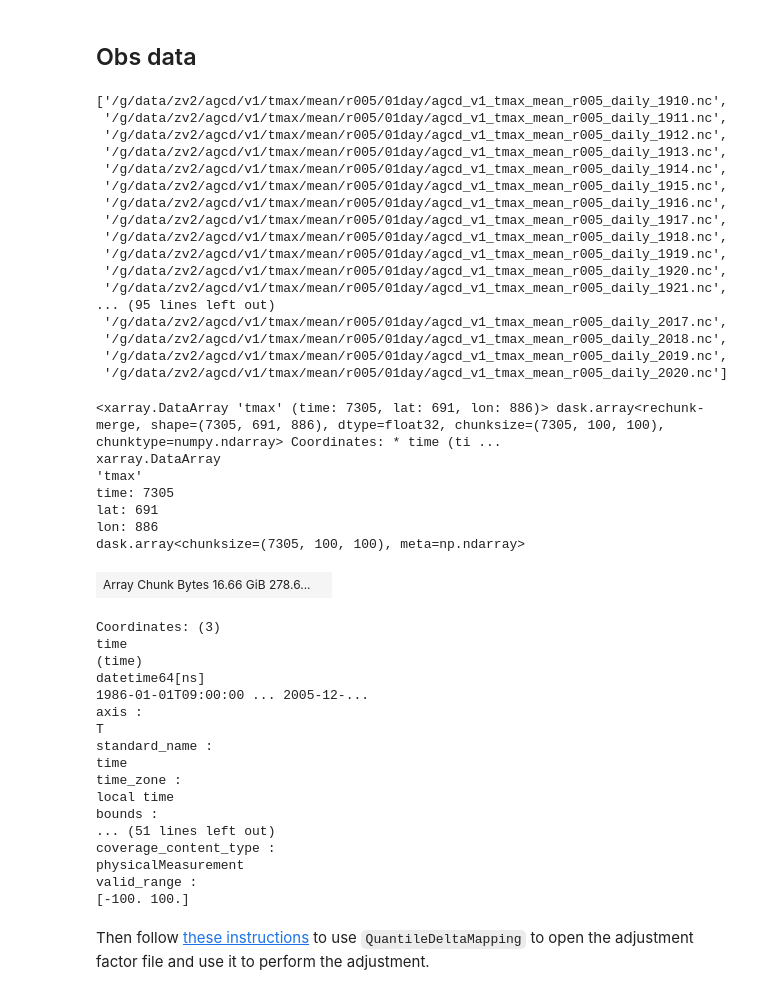
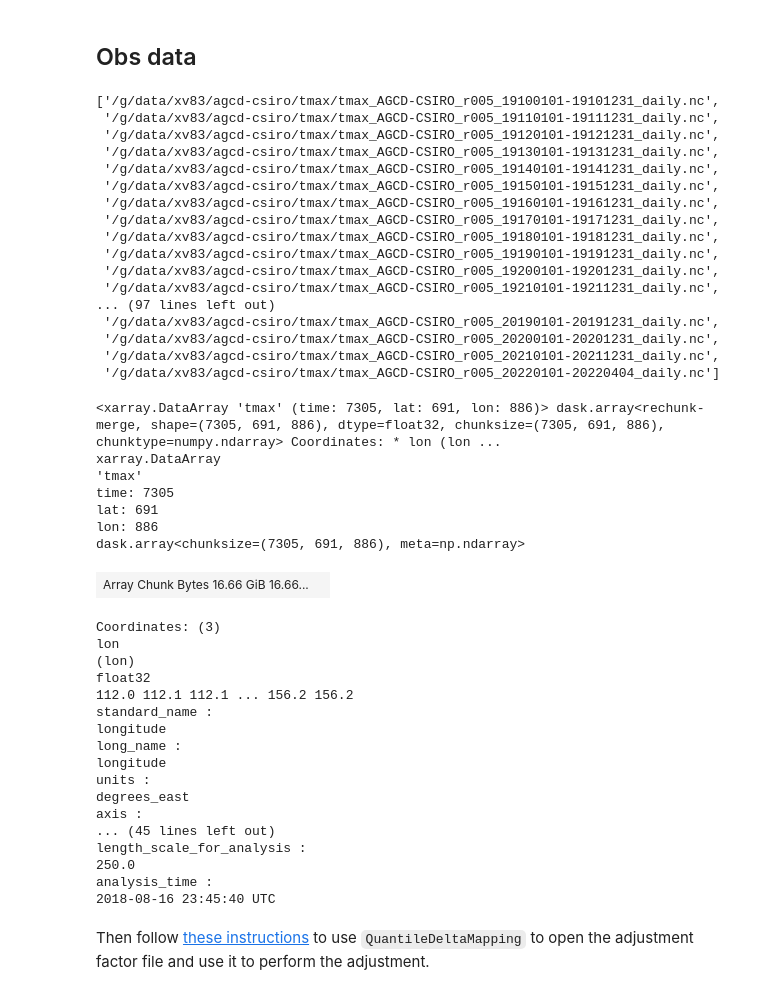
Before and after one commit to AusClimateService/qqscale, a Jupyter notebook: xclim2.ipynb, the cells around one changed output. Drawn from its saved outputs; the diff is of its cells as text; code cells hidden in the pictures.

```diff
--- a/xclim2.ipynb
+++ b/xclim2.ipynb
@@ -27,61 +28,62 @@ rcp_end = '2040-12-31'
 # %% [markdown]
 ## Obs data
 # %%
-obs_files = glob.glob('/g/data/zv2/agcd/v1/tmax/mean/r005/01day/agcd_v1_tmax_mean_r005_daily_*.nc')
+#obs_files = glob.glob('/g/data/xv83/agcd/v1/tmax/mean/r005/01day/agcd_v1_tmax_mean_r005_daily_*.nc')
+obs_files = glob.glob('/g/data/xv83/agcd-csiro/tmax/tmax_AGCD-CSIRO_r005_*.nc')
 obs_files.sort()
 # %%
 obs_files
 # %% [output]
-['/g/data/zv2/agcd/v1/tmax/mean/r005/01day/agcd_v1_tmax_mean_r005_daily_1910.nc',
- '/g/data/zv2/agcd/v1/tmax/mean/r005/01day/agcd_v1_tmax_mean_r005_daily_1911.nc',
- '/g/data/zv2/agcd/v1/tmax/mean/r005/01day/agcd_v1_tmax_mean_r005_daily_1912.nc',
- '/g/data/zv2/agcd/v1/tmax/mean/r005/01day/agcd_v1_tmax_mean_r005_daily_1913.nc',
- '/g/data/zv2/agcd/v1/tmax/mean/r005/01day/agcd_v1_tmax_mean_r005_daily_1914.nc',
- '/g/data/zv2/agcd/v1/tmax/mean/r005/01day/agcd_v1_tmax_mean_r005_daily_1915.nc',
- '/g/data/zv2/agcd/v1/tmax/mean/r005/01day/agcd_v1_tmax_mean_r005_daily_1916.nc',
- '/g/data/zv2/agcd/v1/tmax/mean/r005/01day/agcd_v1_tmax_mean_r005_daily_1917.nc',
- '/g/data/zv2/agcd/v1/tmax/mean/r005/01day/agcd_v1_tmax_mean_r005_daily_1918.nc',
- '/g/data/zv2/agcd/v1/tmax/mean/r005/01day/agcd_v1_tmax_mean_r005_daily_1919.nc',
- '/g/data/zv2/agcd/v1/tmax/mean/r005/01day/agcd_v1_tmax_mean_r005_daily_1920.nc',
- '/g/data/zv2/agcd/v1/tmax/mean/r005/01day/agcd_v1_tmax_mean_r005_daily_1921.nc',
-... (95 lines left out)
- '/g/data/zv2/agcd/v1/tmax/mean/r005/01day/agcd_v1_tmax_mean_r005_daily_2017.nc',
- '/g/data/zv2/agcd/v1/tmax/mean/r005/01day/agcd_v1_tmax_mean_r005_daily_2018.nc',
- '/g/data/zv2/agcd/v1/tmax/mean/r005/01day/agcd_v1_tmax_mean_r005_daily_2019.nc',
- '/g/data/zv2/agcd/v1/tmax/mean/r005/01day/agcd_v1_tmax_mean_r005_daily_2020.nc']
+['/g/data/xv83/agcd-csiro/tmax/tmax_AGCD-CSIRO_r005_19100101-19101231_daily.nc',
+ '/g/data/xv83/agcd-csiro/tmax/tmax_AGCD-CSIRO_r005_19110101-19111231_daily.nc',
+ '/g/data/xv83/agcd-csiro/tmax/tmax_AGCD-CSIRO_r005_19120101-19121231_daily.nc',
+ '/g/data/xv83/agcd-csiro/tmax/tmax_AGCD-CSIRO_r005_19130101-19131231_daily.nc',
+ '/g/data/xv83/agcd-csiro/tmax/tmax_AGCD-CSIRO_r005_19140101-19141231_daily.nc',
+ '/g/data/xv83/agcd-csiro/tmax/tmax_AGCD-CSIRO_r005_19150101-19151231_daily.nc',
+ '/g/data/xv83/agcd-csiro/tmax/tmax_AGCD-CSIRO_r005_19160101-19161231_daily.nc',
+ '/g/data/xv83/agcd-csiro/tmax/tmax_AGCD-CSIRO_r005_19170101-19171231_daily.nc',
+ '/g/data/xv83/agcd-csiro/tmax/tmax_AGCD-CSIRO_r005_19180101-19181231_daily.nc',
+ '/g/data/xv83/agcd-csiro/tmax/tmax_AGCD-CSIRO_r005_19190101-19191231_daily.nc',
+ '/g/data/xv83/agcd-csiro/tmax/tmax_AGCD-CSIRO_r005_19200101-19201231_daily.nc',
+ '/g/data/xv83/agcd-csiro/tmax/tmax_AGCD-CSIRO_r005_19210101-19211231_daily.nc',
+... (97 lines left out)
+ '/g/data/xv83/agcd-csiro/tmax/tmax_AGCD-CSIRO_r005_20190101-20191231_daily.nc',
+ '/g/data/xv83/agcd-csiro/tmax/tmax_AGCD-CSIRO_r005_20200101-20201231_daily.nc',
+ '/g/data/xv83/agcd-csiro/tmax/tmax_AGCD-CSIRO_r005_20210101-20211231_daily.nc',
+ '/g/data/xv83/agcd-csiro/tmax/tmax_AGCD-CSIRO_r005_20220101-20220404_daily.nc']
 # %%
 ds_obs = xr.open_mfdataset(obs_files)
+ds_obs = ds_obs.sel({'time': slice(hist_start, hist_end)}) #'lon': slice(110, 115)})
 da_obs = ds_obs['tmax']
-da_obs = da_obs.sel({'time': slice(hist_start, hist_end)})
-da_obs = da_obs.chunk({'time': -1, 'lat': 100, 'lon': 100})
+da_obs = da_obs.chunk({'time': -1})
 da_obs.attrs['units'] = 'C'
 da_obs
 # %% [output]
-<xarray.DataArray 'tmax' (time: 7305, lat: 691, lon: 886)> dask.array<rechunk-merge, shape=(7305, 691, 886), dtype=float32, chunksize=(7305, 100, 100), chunktype=numpy.ndarray> Coordinates: * time (ti ...
+<xarray.DataArray 'tmax' (time: 7305, lat: 691, lon: 886)> dask.array<rechunk-merge, shape=(7305, 691, 886), dtype=float32, chunksize=(7305, 691, 886), chunktype=numpy.ndarray> Coordinates: * lon (lon ...
 xarray.DataArray
 'tmax'
 time: 7305
 lat: 691
 lon: 886
-dask.array<chunksize=(7305, 100, 100), meta=np.ndarray>
+dask.array<chunksize=(7305, 691, 886), meta=np.ndarray>
-| Array Chunk Bytes 16.66 GiB 278.6... |  |
+| Array Chunk Bytes 16.66 GiB 16.66... |  |
 Coordinates: (3)
-time
-(time)
-datetime64[ns]
-1986-01-01T09:00:00 ... 2005-12-...
+lon
+(lon)
+float32
+112.0 112.1 112.1 ... 156.2 156.2
+standard_name :
+longitude
+long_name :
+longitude
+units :
+degrees_east
 axis :
-T
-standard_name :
-time
-time_zone :
-local time
-bounds :
-... (51 lines left out)
-coverage_content_type :
-physicalMeasurement
-valid_range :
-[-100. 100.]
+... (45 lines left out)
+length_scale_for_analysis :
+250.0
+analysis_time :
+2018-08-16 23:45:40 UTC
 # %%
 #time_adjustment = da_rcp_hbt['time'].values[0] - qq_obs_hbt['time'].values[0]
 #time_adjustment
```
Also changed, not shown: parts of 18 cells of this notebook, 2 other files.
